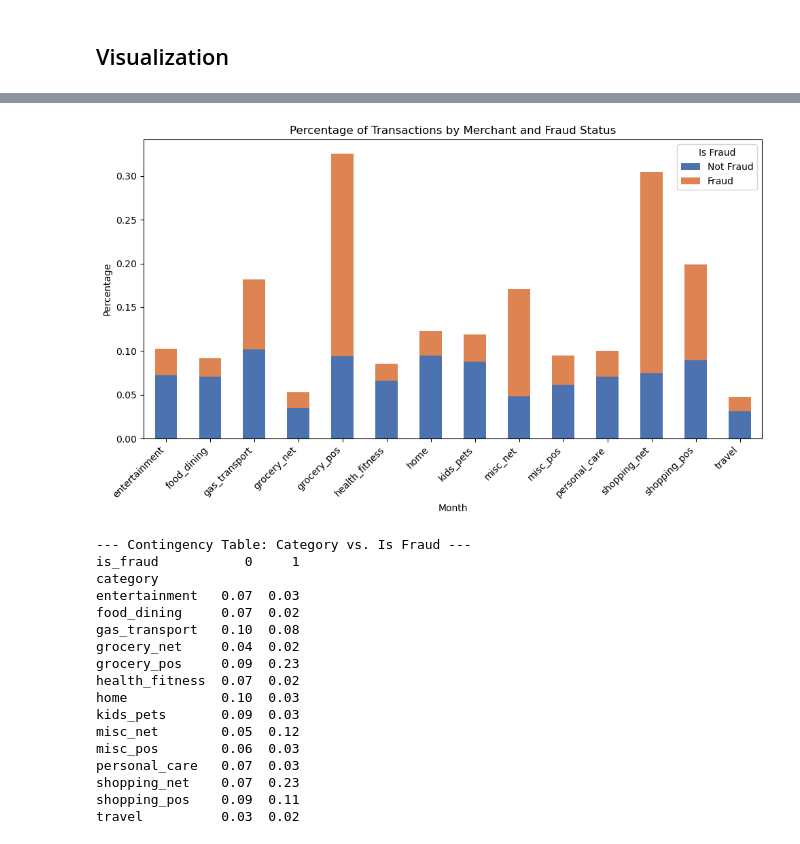
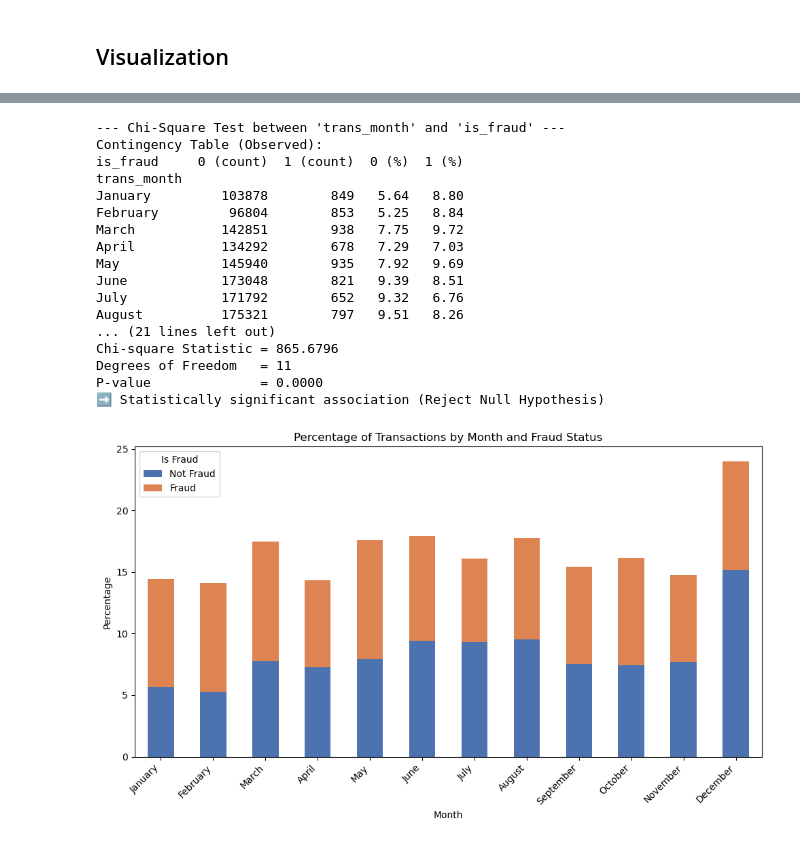
Before and after one commit to SirErikPak/CreditCardFraud, a Jupyter notebook: Notebook/Fraud.ipynb, the cells around one changed output, grey strips where cells are left out. Saved outputs shown, nothing was run; the diff lists cells and outputs as text; code cells hidden in the pictures.

```diff
--- a/Notebook/Fraud.ipynb
+++ b/Notebook/Fraud.ipynb
@@ -523,40 +347,36 @@ plt.show()
-# %%
-# Creating the Contingency Table
-contingency_table_percent_col = pd.crosstab(df['category'], df['is_fraud'], normalize='columns')
-contingency_table_percent_col.plot(
-    kind='bar',
-    stacked=True,
-    figsize=(10, 6),
-    color=['#4c72b0', '#dd8452']  # Optional: custom colors for clarity
-)
-
-plt.ylabel('Percentage')
-plt.xlabel('Month')
-plt.title('Percentage of Transactions by Merchant and Fraud Status')
-plt.legend(['Not Fraud', 'Fraud'], title='Is Fraud')
-plt.xticks(rotation=45, ha='right')
-plt.tight_layout()
-plt.show()
-
-# --- Creating the Contingency Table ---
-print("\n--- Contingency Table: Category vs. Is Fraud ---")
-print(contingency_table_percent_col.round(2))
-# %% [output]
-[figure, removed]
---- Contingency Table: Category vs. Is Fraud ---
-is_fraud           0     1
-category
-entertainment   0.07  0.03
-food_dining     0.07  0.02
-gas_transport   0.10  0.08
-grocery_net     0.04  0.02
-grocery_pos     0.09  0.23
-health_fitness  0.07  0.02
-home            0.10  0.03
-kids_pets       0.09  0.03
-misc_net        0.05  0.12
-misc_pos        0.06  0.03
-personal_care   0.07  0.03
-shopping_net    0.07  0.23
-shopping_pos    0.09  0.11
-travel          0.03  0.02
+# %%
+# Perform Chi-Square Test
+contingency_table_percent = st.chi_square_test(df, 'trans_month', 'is_fraud')
+contingency_table_percent.plot(
+    kind='bar',
+    stacked=True,
+    figsize=(10, 6),
+    color=['#4c72b0', '#dd8452']  # Optional: custom colors for clarity
+)
+
+plt.ylabel('Percentage')
+plt.xlabel('Month')
+plt.title('Percentage of Transactions by Month and Fraud Status')
+plt.legend(['Not Fraud', 'Fraud'], title='Is Fraud')
+plt.xticks(rotation=45, ha='right')
+plt.tight_layout()
+plt.show()
+# %% [output]
+--- Chi-Square Test between 'trans_month' and 'is_fraud' ---
+Contingency Table (Observed):
+is_fraud     0 (count)  1 (count)  0 (%)  1 (%)
+trans_month
+January         103878        849   5.64   8.80
+February         96804        853   5.25   8.84
+March           142851        938   7.75   9.72
+April           134292        678   7.29   7.03
+May             145940        935   7.92   9.69
+June            173048        821   9.39   8.51
+July            171792        652   9.32   6.76
+August          175321        797   9.51   8.26
+... (21 lines left out)
+Chi-square Statistic = 865.6796
+Degrees of Freedom   = 11
+P-value              = 0.0000
+➡️ Statistically significant association (Reject Null Hypothesis)
+[figure, added]
```
Also changed, not shown: parts of 29 cells of this notebook, 2 other files.
